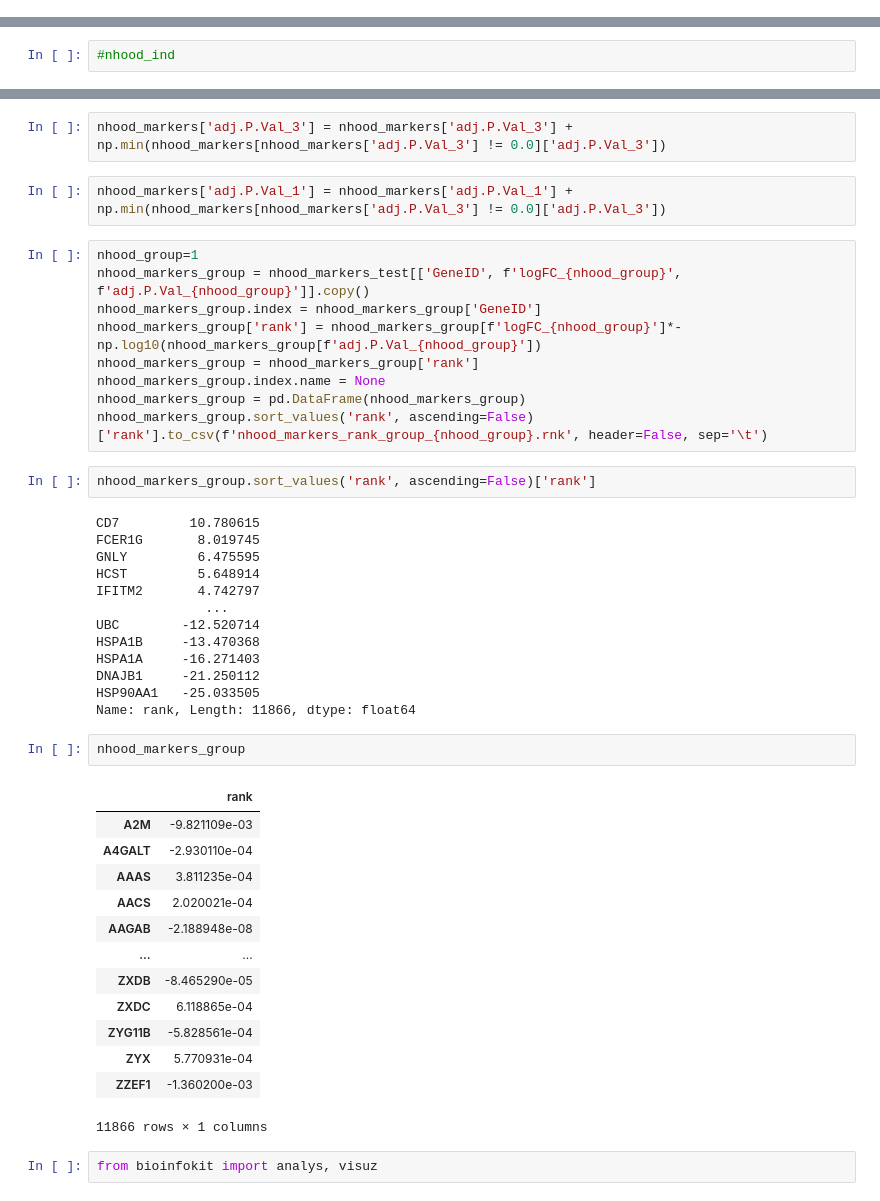
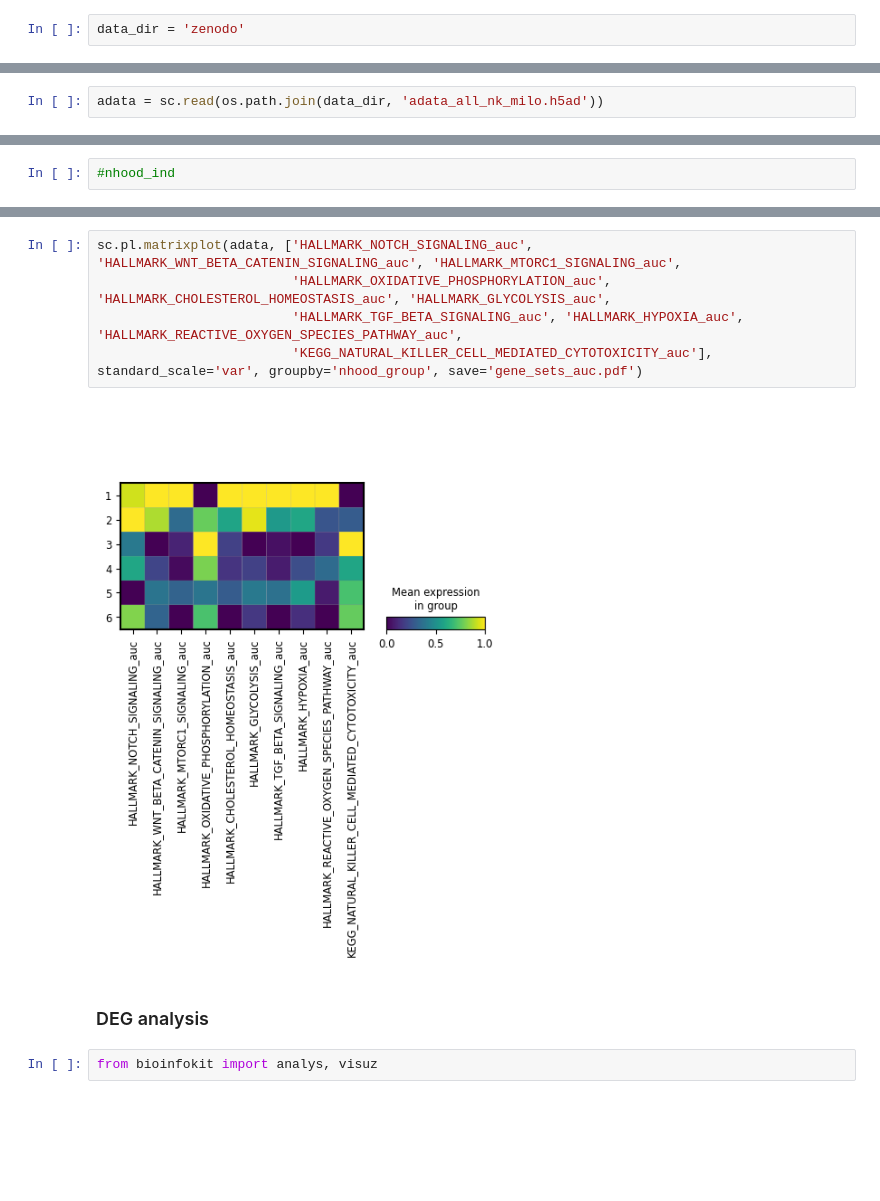
Before and after one commit to hernet/transcriptional-map-nk, a Jupyter notebook: milo/milo_r.ipynb, the cells around one changed output, grey strips where cells are left out. Cells and saved outputs as stored; diff of their text form; blank space fills up the shorter version.

```diff
--- a/milo/milo_r.ipynb
+++ b/milo/milo_r.ipynb
@@ -93,3 +35,5 @@ adata.obsm['X_pca'] = adata.obsm['X_scVI'].copy()
+# %%
+data_dir = 'zenodo'
 # %%
 anndata2ri.activate()
 # %%
@@ -149 +48,3 @@ AnnData object with n_obs × n_vars = 89216 × 11866
+# %%
+adata = sc.read(os.path.join(data_dir, 'adata_all_nk_milo.h5ad'))
 # %%
@@ -806,46 +299,11 @@ head(nhood_markers)
-# %%
-nhood_markers['adj.P.Val_3'] = nhood_markers['adj.P.Val_3'] + np.min(nhood_markers[nhood_markers['adj.P.Val_3'] != 0.0]['adj.P.Val_3'])
-# %%
-nhood_markers['adj.P.Val_1'] = nhood_markers['adj.P.Val_1'] + np.min(nhood_markers[nhood_markers['adj.P.Val_3'] != 0.0]['adj.P.Val_3'])
-# %%
-nhood_group=1
-nhood_markers_group = nhood_markers_test[['GeneID', f'logFC_{nhood_group}', f'adj.P.Val_{nhood_group}']].copy()
-nhood_markers_group.index = nhood_markers_group['GeneID']
-nhood_markers_group['rank'] = nhood_markers_group[f'logFC_{nhood_group}']*-np.log10(nhood_markers_group[f'adj.P.Val_{nhood_group}'])
-nhood_markers_group = nhood_markers_group['rank']
-nhood_markers_group.index.name = None
-nhood_markers_group = pd.DataFrame(nhood_markers_group)
-nhood_markers_group.sort_values('rank', ascending=False)['rank'].to_csv(f'nhood_markers_rank_group_{nhood_group}.rnk', header=False, sep='\t')
-# %%
-nhood_markers_group.sort_values('rank', ascending=False)['rank']
-# %% [output]
-CD7         10.780615
-FCER1G       8.019745
-GNLY         6.475595
-HCST         5.648914
-IFITM2       4.742797
-              ...
-UBC        -12.520714
-HSPA1B     -13.470368
-HSPA1A     -16.271403
-DNAJB1     -21.250112
-HSP90AA1   -25.033505
-Name: rank, Length: 11866, dtype: float64
-# %%
-nhood_markers_group
-# %% [output]
-|  | rank |
-| A2M | -9.821109e-03 |
-| A4GALT | -2.930110e-04 |
-| AAAS | 3.811235e-04 |
-| AACS | 2.020021e-04 |
-| AAGAB | -2.188948e-08 |
-| ... | ... |
-| ZXDB | -8.465290e-05 |
-| ZXDC | 6.118865e-04 |
-| ZYG11B | -5.828561e-04 |
-| ZYX | 5.770931e-04 |
-| ZZEF1 | -1.360200e-03 |
-11866 rows × 1 columns
+# %%
+sc.pl.matrixplot(adata, ['HALLMARK_NOTCH_SIGNALING_auc', 'HALLMARK_WNT_BETA_CATENIN_SIGNALING_auc', 'HALLMARK_MTORC1_SIGNALING_auc',
+                         'HALLMARK_OXIDATIVE_PHOSPHORYLATION_auc', 'HALLMARK_CHOLESTEROL_HOMEOSTASIS_auc', 'HALLMARK_GLYCOLYSIS_auc',
+                         'HALLMARK_TGF_BETA_SIGNALING_auc', 'HALLMARK_HYPOXIA_auc', 'HALLMARK_REACTIVE_OXYGEN_SPECIES_PATHWAY_auc',
+                         'KEGG_NATURAL_KILLER_CELL_MEDIATED_CYTOTOXICITY_auc'], standard_scale='var', groupby='nhood_group', save='gene_sets_auc.pdf')
+# %% [output]
+[figure, added]
+# %% [markdown]
+### DEG analysis
 # %%
 from bioinfokit import analys, visuz
```
Also changed, not shown: parts of 107 cells of this notebook.
